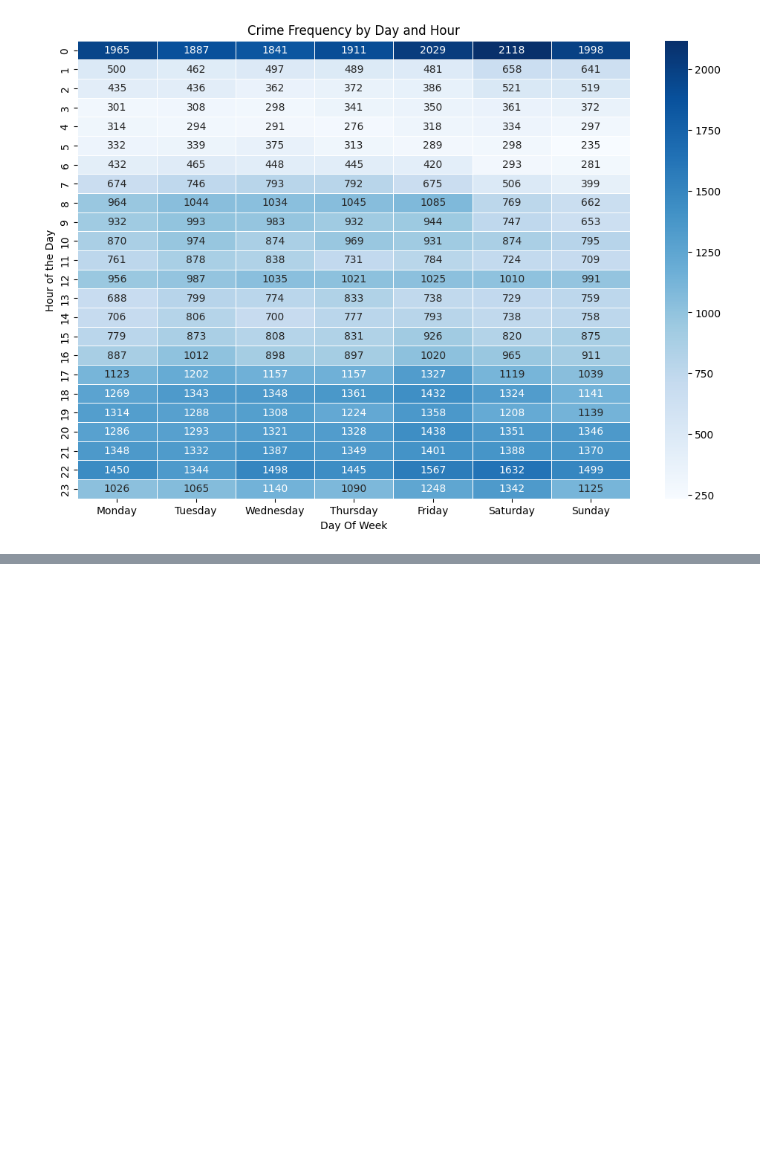
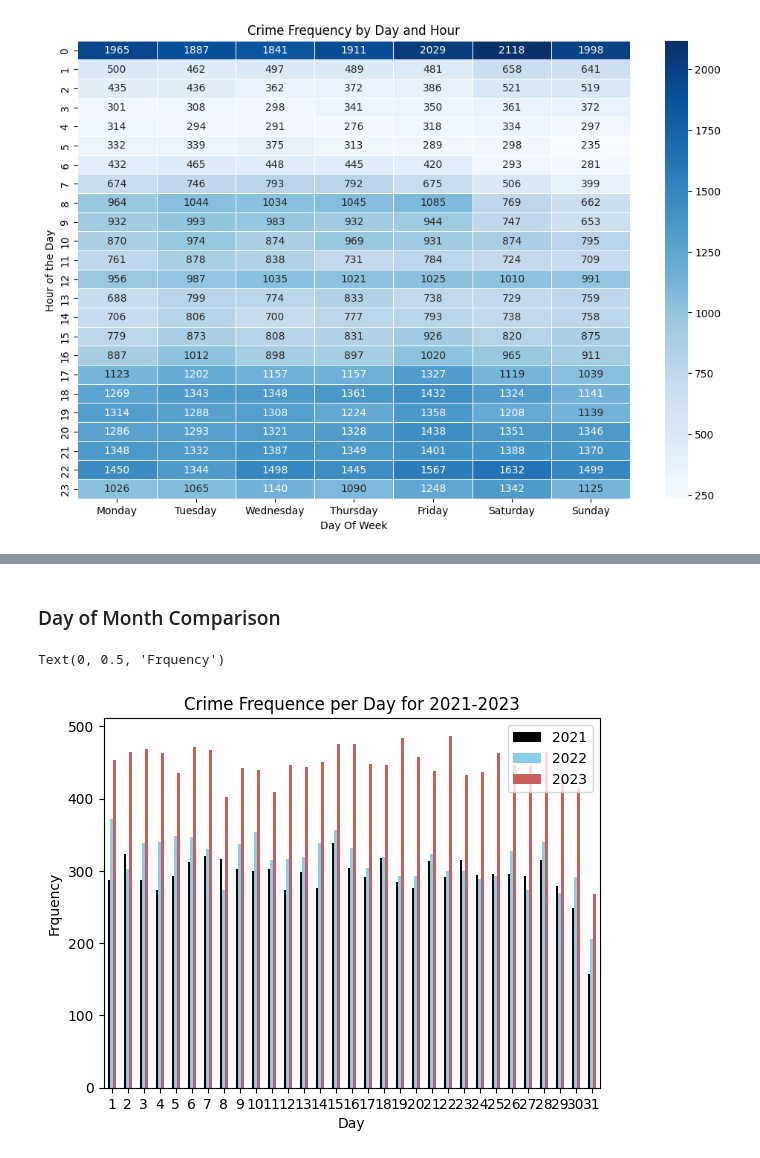
Before and after one commit to thinhh/CMPE-255-Project, a Jupyter notebook: Oakland_Data_Analysis.ipynb, the cells around one changed output, grey strips where cells are left out. Saved outputs shown, nothing was run; the diff lists cells and outputs as text; code cells hidden in the pictures; blank space fills up the shorter version.

```diff
--- a/Oakland_Data_Analysis.ipynb
+++ b/Oakland_Data_Analysis.ipynb
@@ -538,0 +607,17 @@ plt.show()
+# %% [markdown]
+### Day of Month Comparison
+# %%
+date_frequency_21= df_2021['Day'].value_counts()
+date_frequency_22= df_2022['Day'].value_counts()
+date_frequency_23= df_2023['Day'].value_counts()
+
+
+date_frequency_21_23 = pd.DataFrame({"2021": date_frequency_21,"2022":date_frequency_22,"2023":date_frequency_23})
+
+
+ax = date_frequency_21_23.plot.bar(color=["Black","SkyBlue","IndianRed"], rot=0, title="Crime Frequence per Day for 2021-2023")
+ax.set_xlabel("Day")
+ax.set_ylabel("Frquency")
+# %% [output]
+Text(0, 0.5, 'Frquency')
+[figure, added]
```
Also changed, not shown: parts of 10 cells of this notebook.
